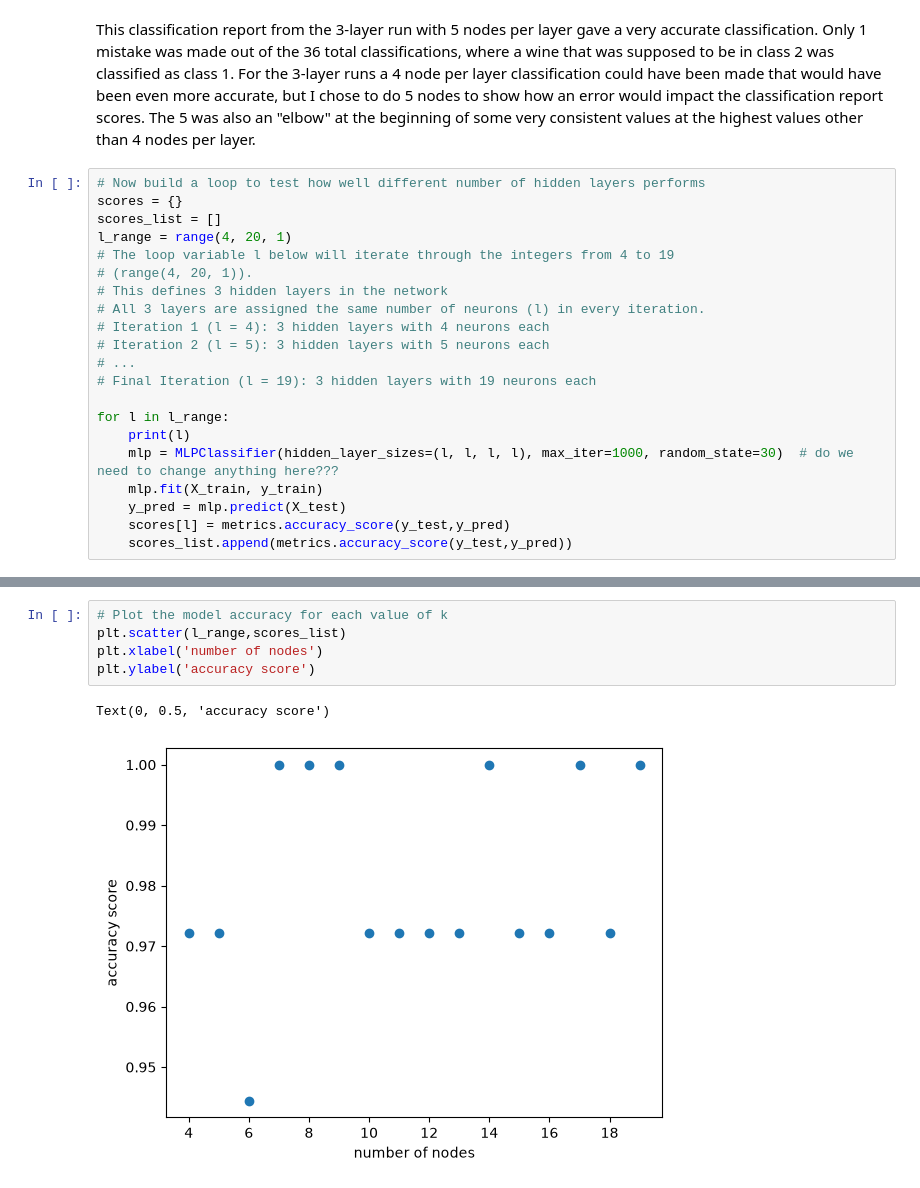
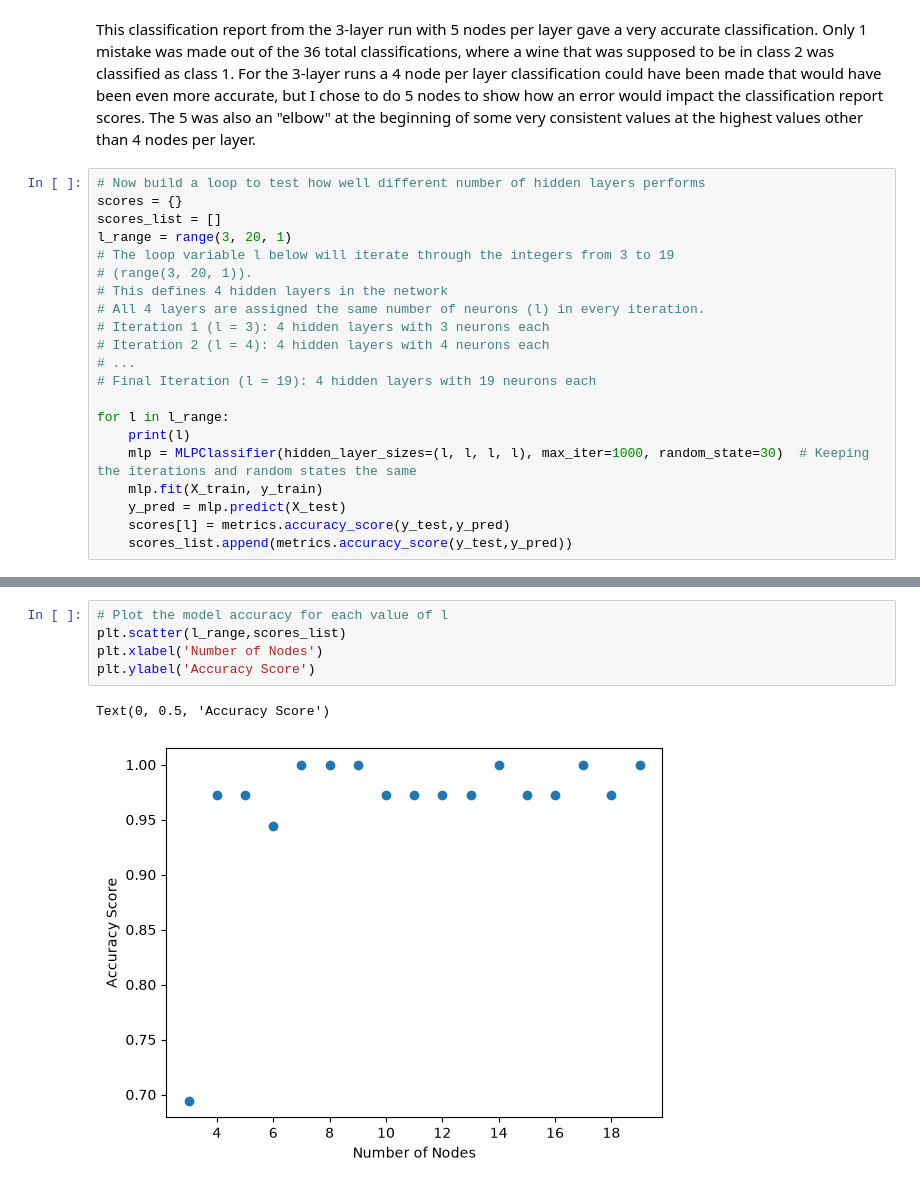
Before and after one commit to jacobtgallaher/OEAS805, a Jupyter notebook: HW4/HW4_ML_Classification.ipynb, the cells around one changed output, grey strips where cells are left out. Cells and saved outputs as stored; diff of their text form.

```diff
--- a/HW4/HW4_ML_Classification.ipynb
+++ b/HW4/HW4_ML_Classification.ipynb
@@ -337,19 +355,19 @@ This classification report from the 3-layer run with 5 nodes per layer gave a ve
 # Now build a loop to test how well different number of hidden layers performs
 scores = {}
 scores_list = []
-l_range = range(4, 20, 1)
-# The loop variable l below will iterate through the integers from 4 to 19
-# (range(4, 20, 1)).
-# This defines 3 hidden layers in the network
-# All 3 layers are assigned the same number of neurons (l) in every iteration.
-# Iteration 1 (l = 4): 3 hidden layers with 4 neurons each
-# Iteration 2 (l = 5): 3 hidden layers with 5 neurons each
+l_range = range(3, 20, 1)
+# The loop variable l below will iterate through the integers from 3 to 19
+# (range(3, 20, 1)).
+# This defines 4 hidden layers in the network
+# All 4 layers are assigned the same number of neurons (l) in every iteration.
+# Iteration 1 (l = 3): 4 hidden layers with 3 neurons each
+# Iteration 2 (l = 4): 4 hidden layers with 4 neurons each
 # ...
-# Final Iteration (l = 19): 3 hidden layers with 19 neurons each
+# Final Iteration (l = 19): 4 hidden layers with 19 neurons each
 
 for l in l_range:
     print(l)
-    mlp = MLPClassifier(hidden_layer_sizes=(l, l, l, l), max_iter=1000, random_state=30)  # do we need to change anything here???
+    mlp = MLPClassifier(hidden_layer_sizes=(l, l, l, l), max_iter=1000, random_state=30)  # Keeping the iterations and random states the same
     mlp.fit(X_train, y_train)
     y_pred = mlp.predict(X_test)
     scores[l] = metrics.accuracy_score(y_test,y_pred)
@@ -374,9 +393,9 @@ for l in l_range:
 # %%
-# Plot the model accuracy for each value of k
+# Plot the model accuracy for each value of l
 plt.scatter(l_range,scores_list)
-plt.xlabel('number of nodes')
-plt.ylabel('accuracy score')
+plt.xlabel('Number of Nodes')
+plt.ylabel('Accuracy Score')
 # %% [output]
-Text(0, 0.5, 'accuracy score')
+Text(0, 0.5, 'Accuracy Score')
-[figure, old version]
+[figure, new version]
 # %%
```
Also changed, not shown: parts of 28 cells of this notebook, 2 other files.
